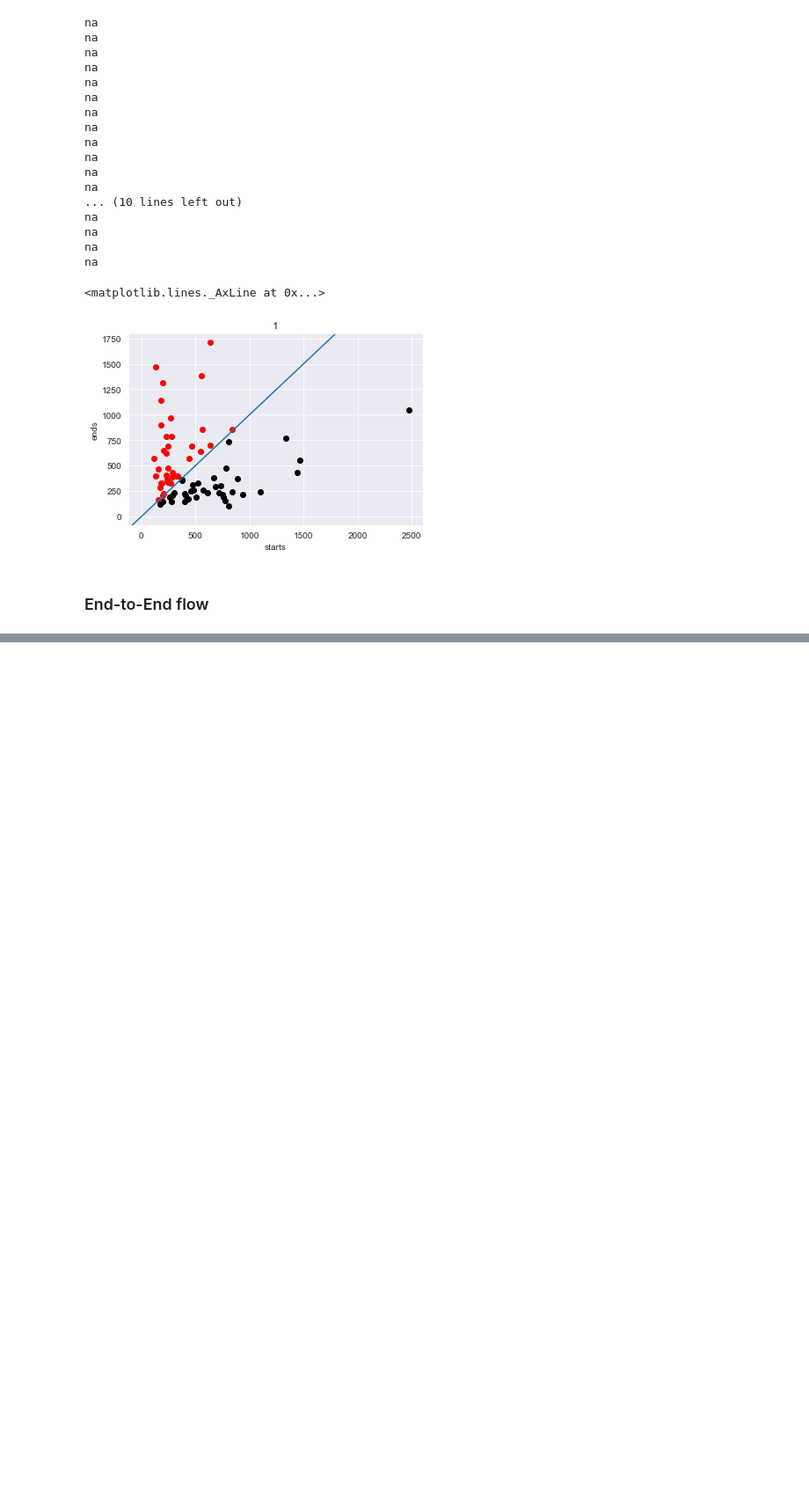
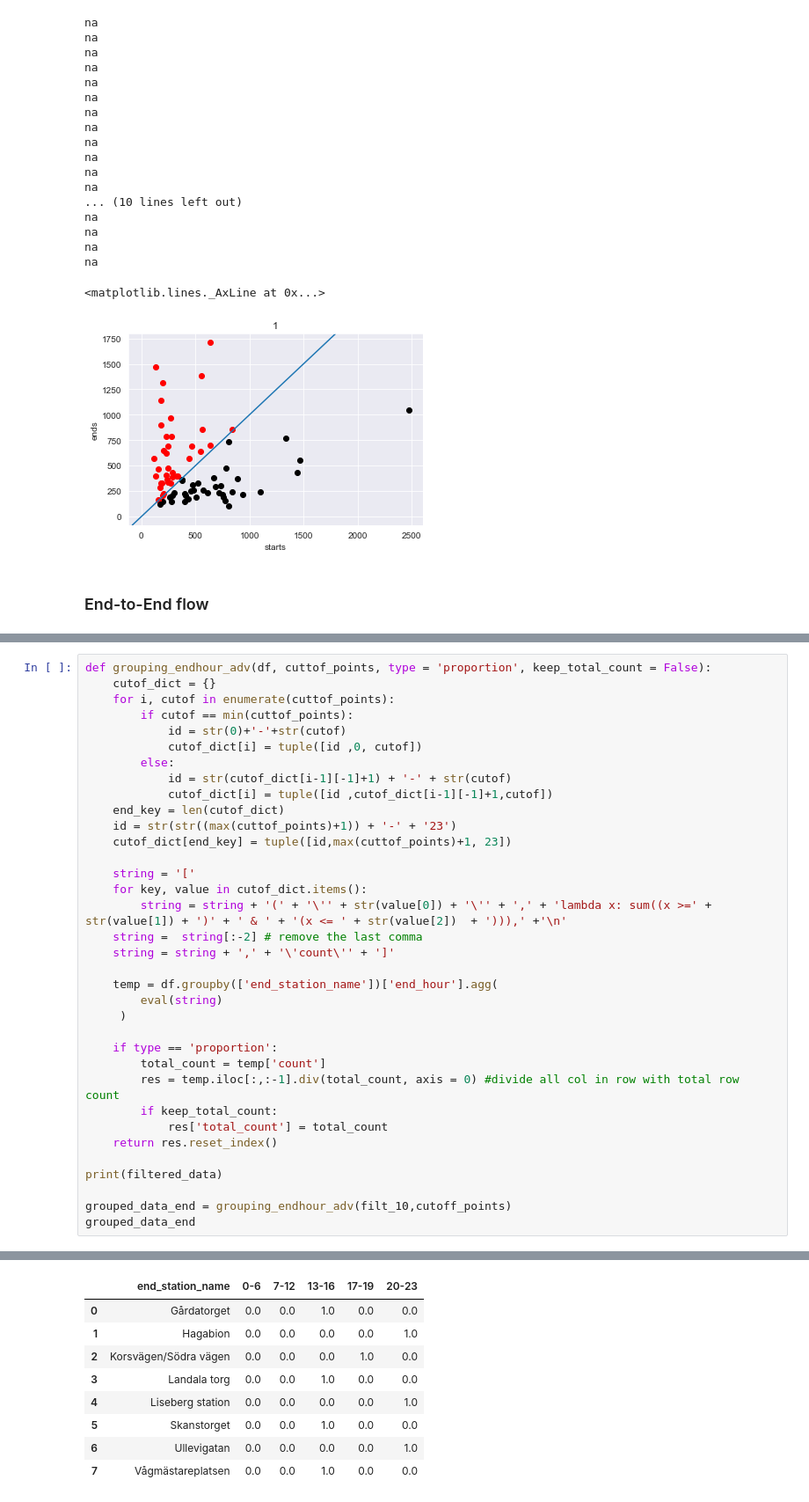
Before and after one commit to flowton/bike-rental, a Jupyter notebook: bike-rental-gbg.ipynb, the cells around one changed output, grey strips where cells are left out. Shown: that part at 88% size. Saved outputs shown, nothing was run; the diff lists cells and outputs as text; blank space fills up the shorter version.

```diff
--- a/bike-rental-gbg.ipynb
+++ b/bike-rental-gbg.ipynb
@@ -651,0 +664,36 @@ grouped_data
+# %%
+def grouping_endhour_adv(df, cuttof_points, type = 'proportion', keep_total_count = False):
+    cutof_dict = {}
+    for i, cutof in enumerate(cuttof_points):
+        if cutof == min(cuttof_points):
+            id = str(0)+'-'+str(cutof)
+            cutof_dict[i] = tuple([id ,0, cutof])
+        else:
+            id = str(cutof_dict[i-1][-1]+1) + '-' + str(cutof)
+            cutof_dict[i] = tuple([id ,cutof_dict[i-1][-1]+1,cutof])
+    end_key = len(cutof_dict)
+    id = str(str((max(cuttof_points)+1)) + '-' + '23')
+    cutof_dict[end_key] = tuple([id,max(cuttof_points)+1, 23])
+
+    string = '['
+    for key, value in cutof_dict.items():
+        string = string + '(' + '\'' + str(value[0]) + '\'' + ',' + 'lambda x: sum((x >=' + str(value[1]) + ')' + ' & ' + '(x <= ' + str(value[2])  + '))),' +'\n'
+    string =  string[:-2] # remove the last comma
+    string = string + ',' + '\'count\'' + ']'
+
+    temp = df.groupby(['end_station_name'])['end_hour'].agg(
+        eval(string)
+     )
+
+    if type == 'proportion':
+        total_count = temp['count']
+        res = temp.iloc[:,:-1].div(total_count, axis = 0) #divide all col in row with total row count
+        if keep_total_count:
+            res['total_count'] = total_count
+    return res.reset_index()
+
+print(filtered_data)
+
+grouped_data_end = grouping_endhour_adv(filt_10,cutoff_points)
+grouped_data_end
+# %% [output]
@@ -651,0 +717,9 @@ grouped_data
+|  | end_station_name | 0-6 | 7-12 | 13-16 | 17-19 | 20-23 |
+| 0 | Gårdatorget | 0.0 | 0.0 | 1.0 | 0.0 | 0.0 |
+| 1 | Hagabion | 0.0 | 0.0 | 0.0 | 0.0 | 1.0 |
+| 2 | Korsvägen/Södra vägen | 0.0 | 0.0 | 0.0 | 1.0 | 0.0 |
+| 3 | Landala torg | 0.0 | 0.0 | 1.0 | 0.0 | 0.0 |
+| 4 | Liseberg station | 0.0 | 0.0 | 0.0 | 0.0 | 1.0 |
+| 5 | Skanstorget | 0.0 | 0.0 | 1.0 | 0.0 | 0.0 |
+| 6 | Ullevigatan | 0.0 | 0.0 | 0.0 | 0.0 | 1.0 |
+| 7 | Vågmästareplatsen | 0.0 | 0.0 | 1.0 | 0.0 | 0.0 |
```
Also changed, not shown: parts of 11 cells of this notebook, 1 other file.
